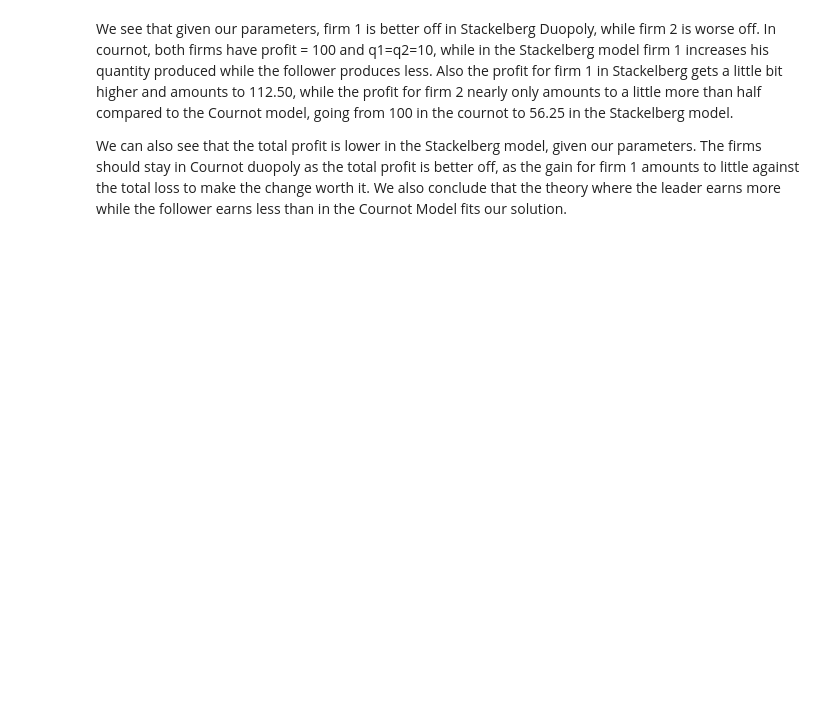
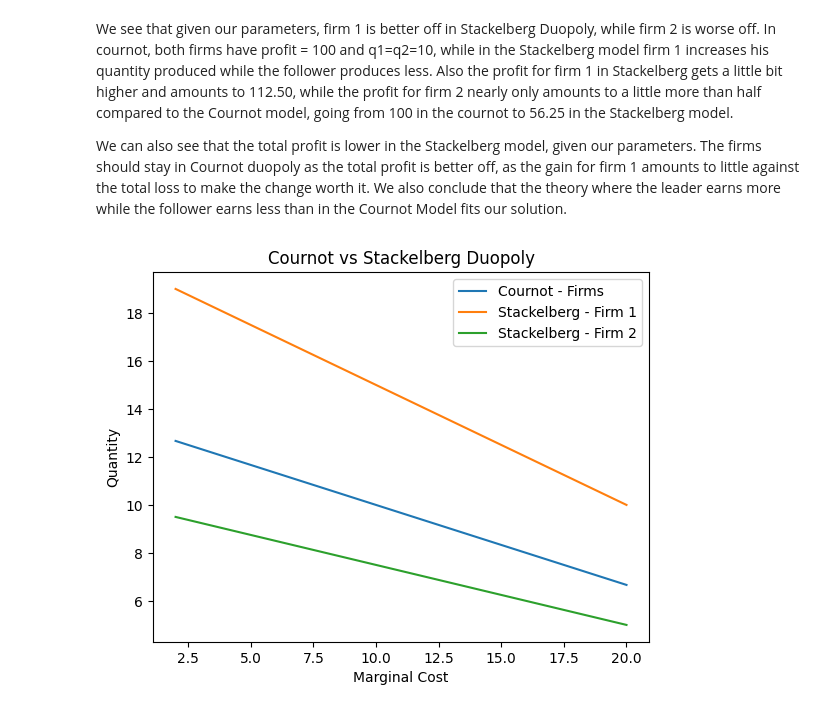
Before and after one commit to NumEconCopenhagen/projects-2023-icehot1, a Jupyter notebook: modelproject/CournotStackelberg.ipynb, the cells around one changed output. Saved outputs shown, nothing was run; the diff lists cells and outputs as text; code cells hidden in the pictures; blank space fills up the shorter version.

```diff
--- a/modelproject/CournotStackelberg.ipynb
+++ b/modelproject/CournotStackelberg.ipynb
@@ -330,3 +346,8 @@ We see that given our parameters, firm 1 is better off in Stackelberg Duopoly, w
 In cournot, both firms have profit = 100 and q1=q2=10, while in the Stackelberg model firm 1 increases his quantity produced while the follower produces less. Also the profit for firm 1 in Stackelberg gets a little bit higher and amounts to 112.50, while the profit for firm 2 nearly only amounts to a little more than half compared to the Cournot model, going from 100 in the cournot to 56.25 in the Stackelberg model.
 
 We can also see that the total profit is lower in the Stackelberg model, given our parameters. The firms should stay in Cournot duopoly as the total profit is better off, as the gain for firm 1 amounts to little against the total loss to make the change worth it. We also conclude that the theory where the leader earns more while the follower earns less than in the Cournot Model fits our solution.
+# %%
+cournot_model = CournotDuopoly(mc1=10, mc2=10, a=40)
+cournot_model.plot_comparison()
+# %% [output]
+[figure, added]
```
Also changed, not shown: parts of 13 cells of this notebook, 1 other file.
